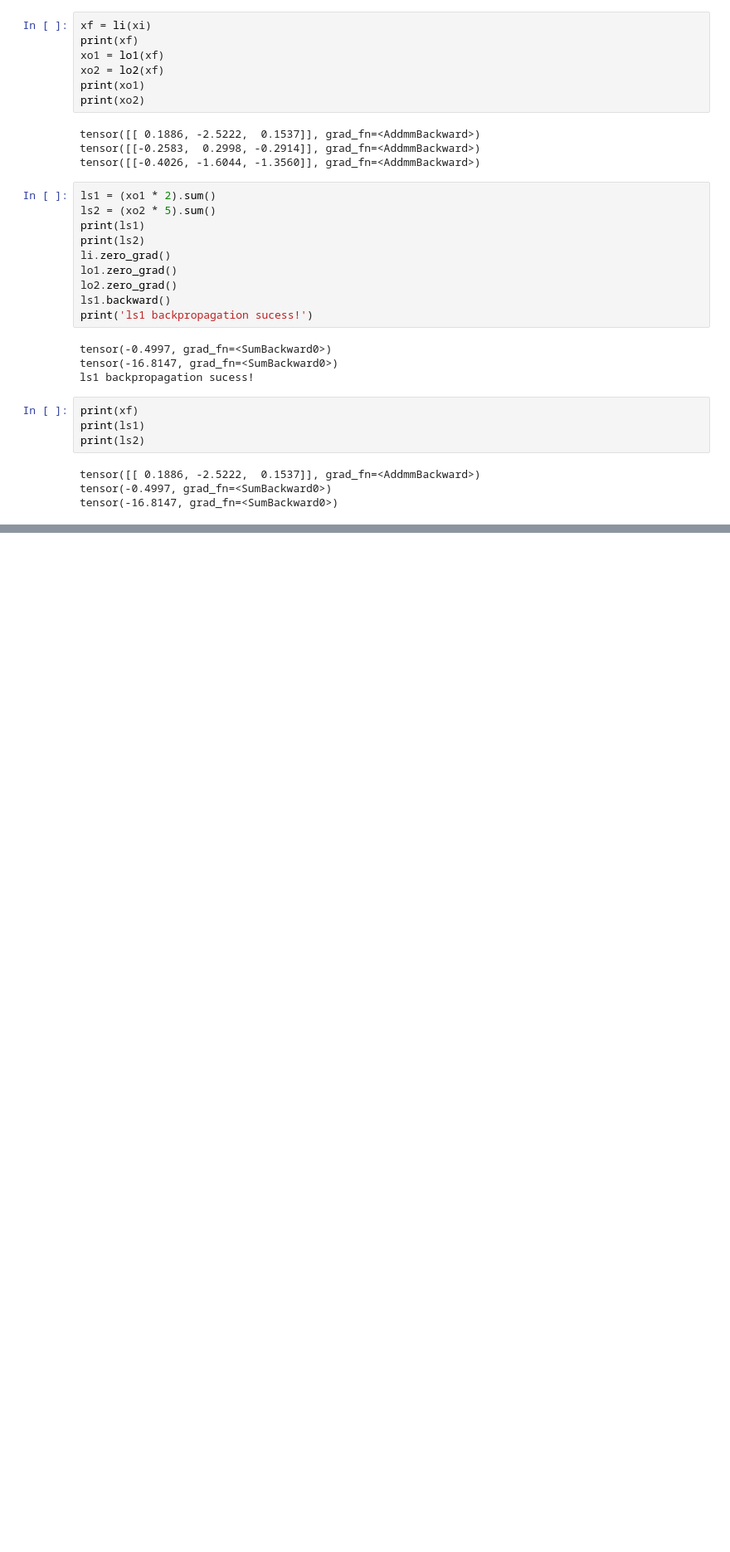
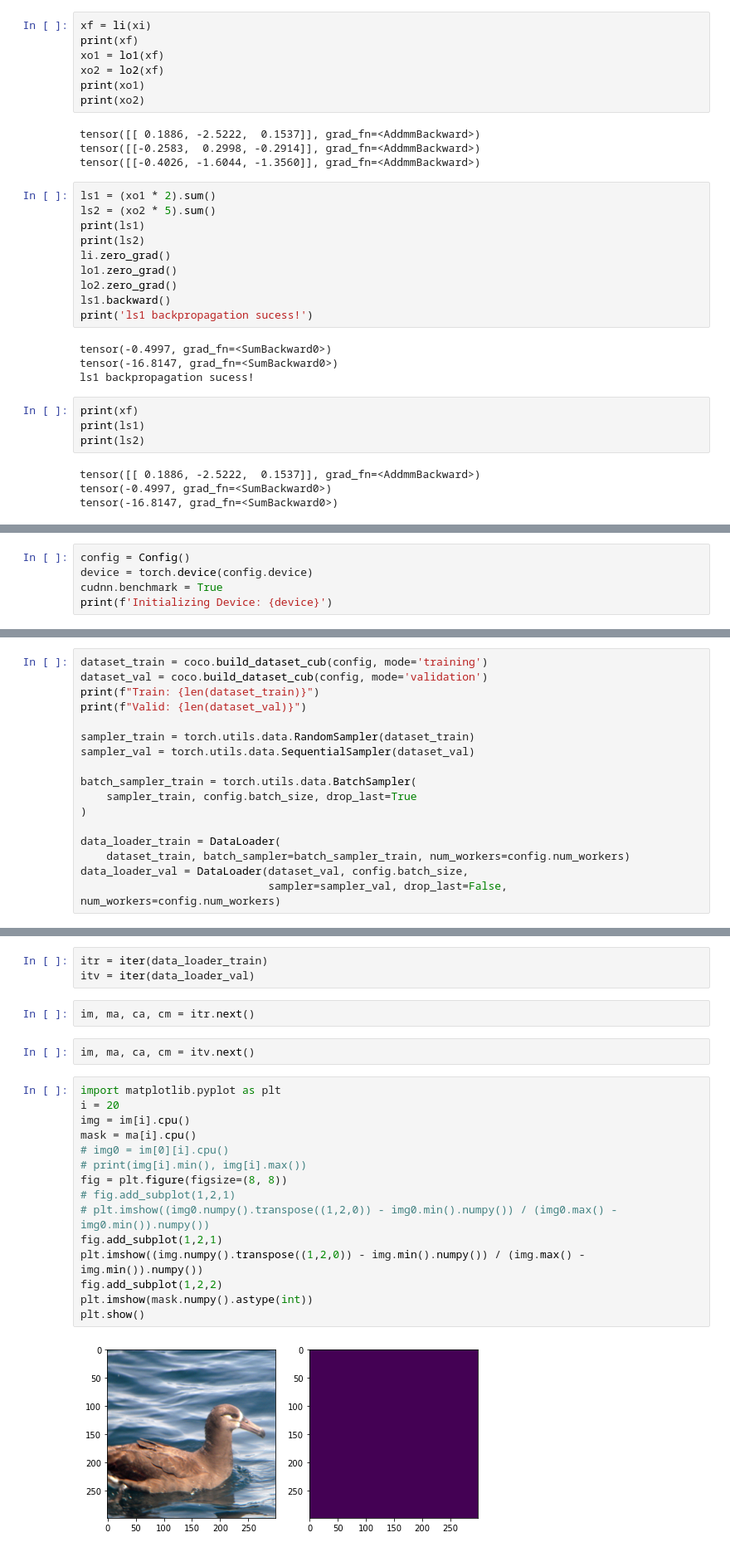
Before and after one commit to mshaikh2/MMRL, a Jupyter notebook: code/Notes.ipynb, the cells around one changed output, grey strips where cells are left out. Shown at 83% size. Cells and saved outputs as stored; diff of their text form; blank space fills up the shorter version.

```diff
--- a/code/Notes.ipynb
+++ b/code/Notes.ipynb
@@ -458,0 +461,5 @@ RuntimeError: Trying to backward through the graph a second time, but the saved
+# %%
+config = Config()
+device = torch.device(config.device)
+cudnn.benchmark = True
+print(f'Initializing Device: {device}')
@@ -458,0 +540,17 @@ RuntimeError: Trying to backward through the graph a second time, but the saved
+# %%
+dataset_train = coco.build_dataset_cub(config, mode='training')
+dataset_val = coco.build_dataset_cub(config, mode='validation')
+print(f"Train: {len(dataset_train)}")
+print(f"Valid: {len(dataset_val)}")
+
+sampler_train = torch.utils.data.RandomSampler(dataset_train)
+sampler_val = torch.utils.data.SequentialSampler(dataset_val)
+
+batch_sampler_train = torch.utils.data.BatchSampler(
+    sampler_train, config.batch_size, drop_last=True
+)
+
+data_loader_train = DataLoader(
+    dataset_train, batch_sampler=batch_sampler_train, num_workers=config.num_workers)
+data_loader_val = DataLoader(dataset_val, config.batch_size,
+                             sampler=sampler_val, drop_last=False, num_workers=config.num_workers)
@@ -458,0 +564,24 @@ RuntimeError: Trying to backward through the graph a second time, but the saved
+# %%
+itr = iter(data_loader_train)
+itv = iter(data_loader_val)
+# %%
+im, ma, ca, cm = itr.next()
+# %%
+im, ma, ca, cm = itv.next()
+# %%
+import matplotlib.pyplot as plt
+i = 20
+img = im[i].cpu()
+mask = ma[i].cpu()
+# img0 = im[0][i].cpu()
+# print(img[i].min(), img[i].max())
+fig = plt.figure(figsize=(8, 8))
+# fig.add_subplot(1,2,1)
+# plt.imshow((img0.numpy().transpose((1,2,0)) - img0.min().numpy()) / (img0.max() - img0.min()).numpy())
+fig.add_subplot(1,2,1)
+plt.imshow((img.numpy().transpose((1,2,0)) - img.min().numpy()) / (img.max() - img.min()).numpy())
+fig.add_subplot(1,2,2)
+plt.imshow(mask.numpy().astype(int))
+plt.show()
+# %% [output]
+[figure, added]
```
Also changed, not shown: parts of 36 cells of this notebook, 10 other files.
